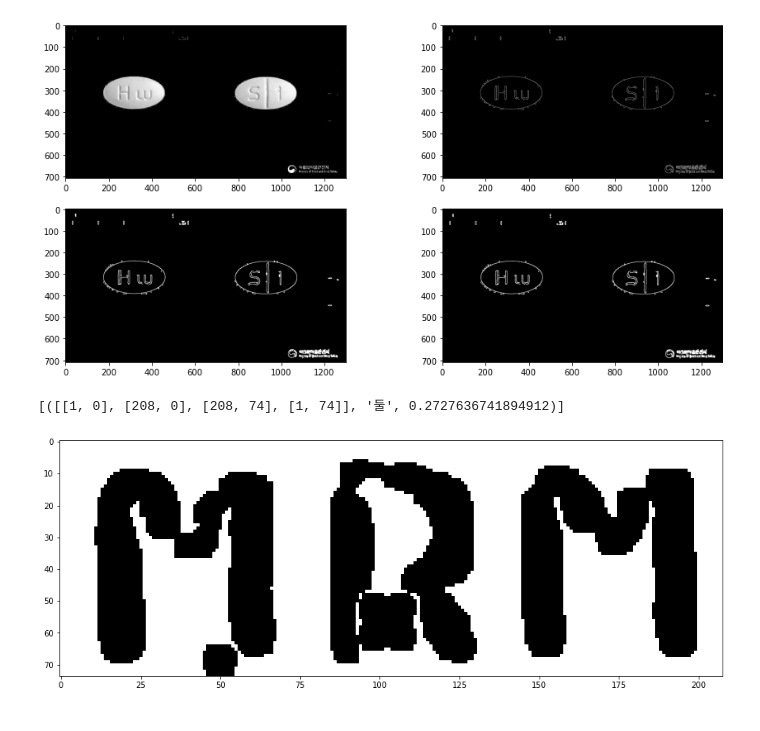
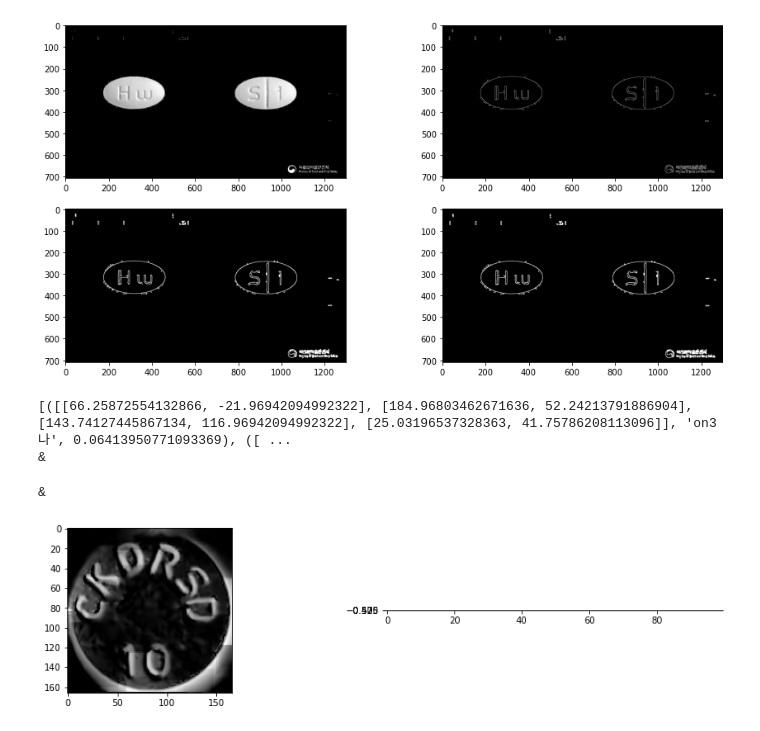
Before and after one commit to Bbonobono/Medicine, a Jupyter notebook: easyOCR.ipynb, the cells around one changed output. Saved outputs shown, nothing was run; the diff lists cells and outputs as text; code cells hidden in the pictures.

```diff
--- a/easyOCR.ipynb
+++ b/easyOCR.ipynb
@@ -41,7 +41,9 @@ import easyocr
 import cv2
 import matplotlib.pyplot as plt
 import numpy as np
+import pytesseract
 
+pytesseract.pytesseract.tesseract_cmd = r'C:\Program Files\Tesseract-OCR\tesseract'
 reader = easyocr.Reader(['ko', 'en'])
 # %%
 dir(easyocr)
@@ -365,40 +367,35 @@ plt.subplot(2,2,4), plt.imshow(closing,cmap = plt.cm.gray)
 # %%
 np.zeros()
 # %%
-path = './Downloads/123/Colab Notebooks/pills_test_no_bg/'
-i = '1091'
+# 캡슐 아닐때
+path = './Downloads/123/Colab Notebooks/cropped_pills/'
+i = '19_f'
 img = cv2.imread(path+i+'.jpg', cv2.IMREAD_GRAYSCALE)
-
-ellipse = cv2.getStructuringElement(cv2.MORPH_ELLIPSE,(5,5))
-cross = cv2.getStructuringElement(cv2.MORPH_CROSS,(5,5))
 
 kernel = np.ones((5,5),np.uint8)
 
-detection = reader.readtext(img, rotation_info=[90])[1]
-a,b,c,d = detection[0]
-erosion = img[int(a[1]):int(c[1]), int(a[0]):int(b[0])]
+erosion = img
 
-# erosion = img
-
-erosion = cv2.erode(erosion, kernel,iterations = 1)
-# erosion = cv2.dilate(erosion, kernel, iterations=1)
-erosion = cv2.fastNlMeansDenoising(erosion, None, 5, 7, 21)
-erosion = cv2.GaussianBlur(erosion, (5,5), 0)
-# erosion = cv2.morphologyEx(erosion, cv2.MORPH_GRADIENT, kernel, iterations=1)
-# erosion = cv2.morphologyEx(erosion, cv2.MORPH_OPEN, kernel, iterations=3)
-erosion = cv2.adaptiveThreshold(erosion,255,cv2.ADAPTIVE_THRESH_MEAN_C,cv2.THRESH_BINARY,11,2)
-# erosion = cv2.Canny(erosion, 10, 10)
-# erosion = cv2.dilate(erosion, kernel, iterations=1)
-# erosion = cv2.morphologyEx(erosion, cv2.MORPH_CLOSE, kernel, iterations=1)
-erosion = cv2.erode(erosion, kernel, iterations = 1)
-
-# erosion = cv2.bitwise_not(erosion)
-
+clahe = cv2.createCLAHE(clipLimit=10, tileGridSize=(5, 5))
+erosion = clahe.apply(erosion)
+erosion = cv2.fastNlMeansDenoising(erosion, None, 15, 7, 21)
+erosion = cv2.morphologyEx(erosion, cv2.MORPH_BLACKHAT, None, iterations=10)
 
 plt.figure(figsize=(15,7.5))
-plt.imshow(erosion, cmap='gray')
+plt.subplot(2,2,1), plt.imshow(erosion, cmap='gray')
 
-print(reader.readtext(erosion, rotation_info=[90]))
+detected = reader.readtext(erosion, rotation_info=[90])
+
+print(detected)
+print(pytesseract.image_to_string(erosion, lang='eng+kor', config='--oem 1 --psm 10'))
+try:
+    a,b,c,d = detected[0][0]
+    plt.subplot(2,2,2), plt.imshow(erosion[int(a[1]):int(c[1]), int(a[0]):int(b[0])], cmap='gray')
+    print(pytesseract.image_to_string(erosion, lang='eng+kor', config='--oem 1 --psm 10'))
+except:
+    pass
 # %% [output]
-[([[1, 0], [208, 0], [208, 74], [1, 74]], '둘', 0.2727636741894912)]
+[([[66.25872554132866, -21.96942094992322], [184.96803462671636, 52.24213791886904], [143.74127445867134, 116.96942094992322], [25.03196537328363, 41.75786208113096]], 'on3나', 0.06413950771093369), ([ ...
+&
+&
-[figure, old version]
+[figure, new version]
```
Also changed, not shown: parts of 17 cells of this notebook, 1 other file.
